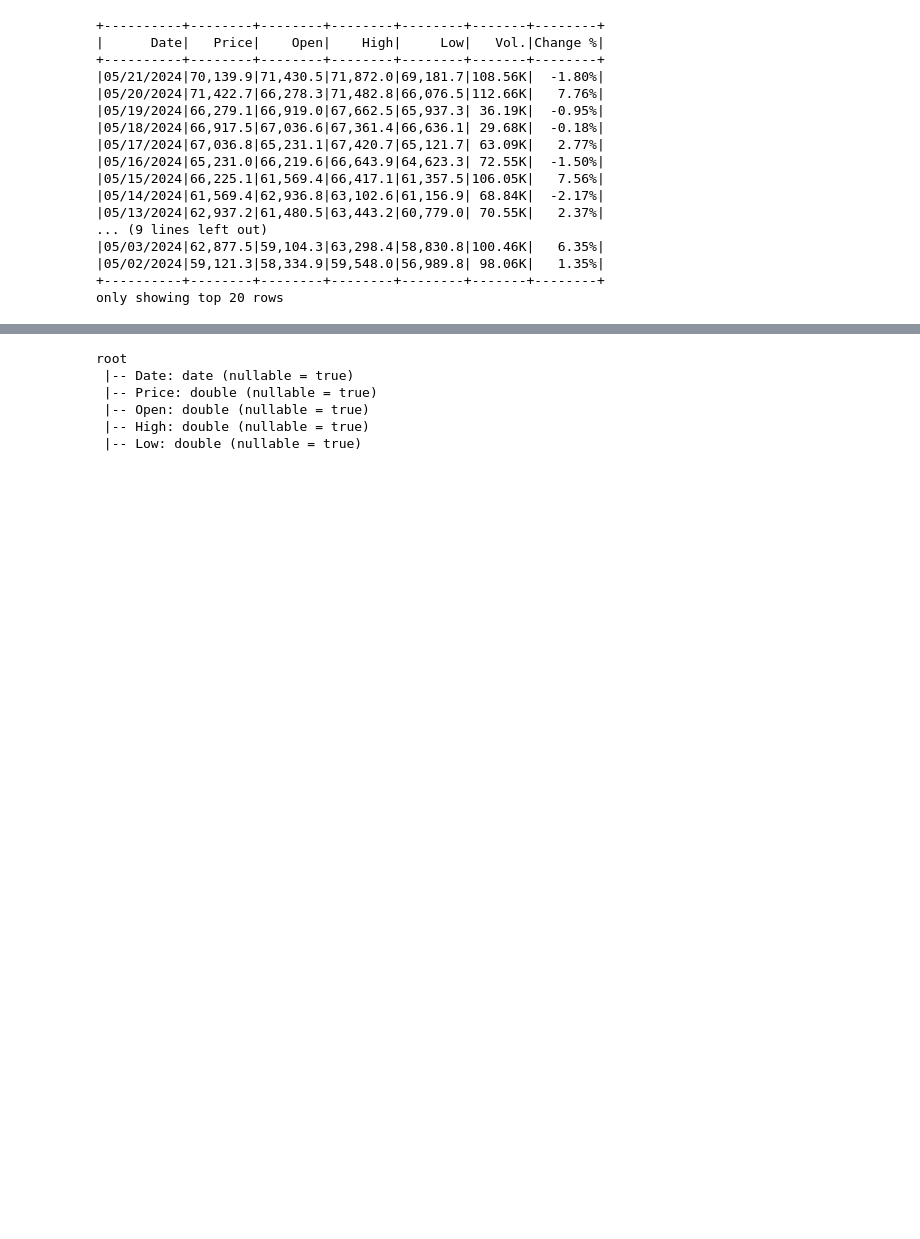
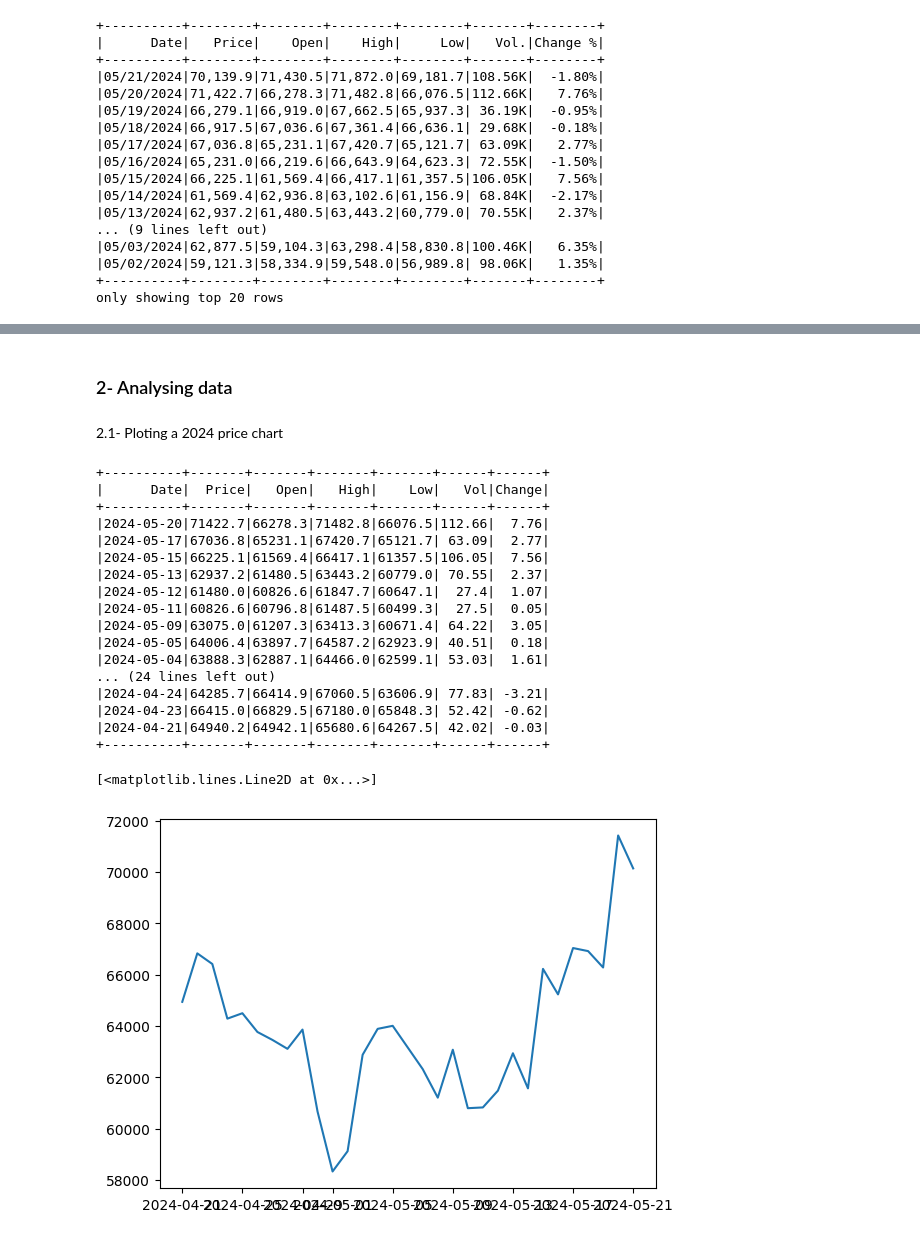
Before and after one commit to TulioNPL/DataScienceAnalysis, a Jupyter notebook: btc.ipynb, the cells around one changed output, grey strips where cells are left out. Cells and saved outputs as stored; diff of their text form; code cells hidden in the pictures; blank space fills up the shorter version.

```diff
--- a/btc.ipynb
+++ b/btc.ipynb
@@ -73,0 +69,7 @@ for col_name in columns_to_convert:
+# %%
+data = data.withColumnRenamed('Vol.','Vol')
+data = data.withColumnRenamed('Change %','Change')
+# %%
+column_names = data.columns
+column_names.remove('Date')
+column_names
@@ -73,0 +78,15 @@ for col_name in columns_to_convert:
+# %%
+# Removing symbols from 'Vol' and 'Change'
+symbols_to_remove = ['K', '%']
+
+for col_name in column_names:
+    for symbol in symbols_to_remove:
+        data = data.withColumn(col_name, regexp_replace(col(col_name), symbol, ""))
+
+# Convert columns to DoubleType
+for col_name in column_names:
+    data = data.withColumn(col_name, regexp_replace(col(col_name), ",", ""))
+    data = data.withColumn(col_name, col(col_name).cast(DoubleType()))
+
+# Convert "Date" column to DateType
+data = data.withColumn("Date", to_date(data["Date"], "MM/dd/yyyy"))
@@ -93,11 +123,5 @@ data.show()
 only showing top 20 rows
-# %%
-data = data.drop("Vol.", "Change %")
-data.printSchema()
-# %% [output]
-root
- |-- Date: date (nullable = true)
- |-- Price: double (nullable = true)
- |-- Open: double (nullable = true)
- |-- High: double (nullable = true)
- |-- Low: double (nullable = true)
+# %% [markdown]
+### 2- Analysing data
+# %% [markdown]
+2.1- Ploting a 2024 price chart
@@ -103,0 +130,34 @@ root
+# %%
+# Filtering current year data
+current_year_data = data.where(data['Date'] > '2024-01-01')
+
+# Separating up candles from down candles
+up_candles_data = current_year_data.where(current_year_data['Change'] >= 0.0)
+down_candles_data = current_year_data.where(current_year_data['Change'] < 0.0)
+up_candles_data.show()
+down_candles_data.show()
+
+for up_candle in up_candles_data:
+    plt.bar()
+
+plt.plot(current_year_data.select('Date').collect(), current_year_data.select('Price').collect())
+# %% [output]
++----------+-------+-------+-------+-------+------+------+
+|      Date|  Price|   Open|   High|    Low|   Vol|Change|
++----------+-------+-------+-------+-------+------+------+
+|2024-05-20|71422.7|66278.3|71482.8|66076.5|112.66|  7.76|
+|2024-05-17|67036.8|65231.1|67420.7|65121.7| 63.09|  2.77|
+|2024-05-15|66225.1|61569.4|66417.1|61357.5|106.05|  7.56|
+|2024-05-13|62937.2|61480.5|63443.2|60779.0| 70.55|  2.37|
+|2024-05-12|61480.0|60826.6|61847.7|60647.1|  27.4|  1.07|
+|2024-05-11|60826.6|60796.8|61487.5|60499.3|  27.5|  0.05|
+|2024-05-09|63075.0|61207.3|63413.3|60671.4| 64.22|  3.05|
+|2024-05-05|64006.4|63897.7|64587.2|62923.9| 40.51|  0.18|
+|2024-05-04|63888.3|62887.1|64466.0|62599.1| 53.03|  1.61|
+... (24 lines left out)
+|2024-04-24|64285.7|66414.9|67060.5|63606.9| 77.83| -3.21|
+|2024-04-23|66415.0|66829.5|67180.0|65848.3| 52.42| -0.62|
+|2024-04-21|64940.2|64942.1|65680.6|64267.5| 42.02| -0.03|
++----------+-------+-------+-------+-------+------+------+
+[<matplotlib.lines.Line2D at 0x...>]
+[figure, added]
```
Also changed, not shown: parts of 9 cells of this notebook.
